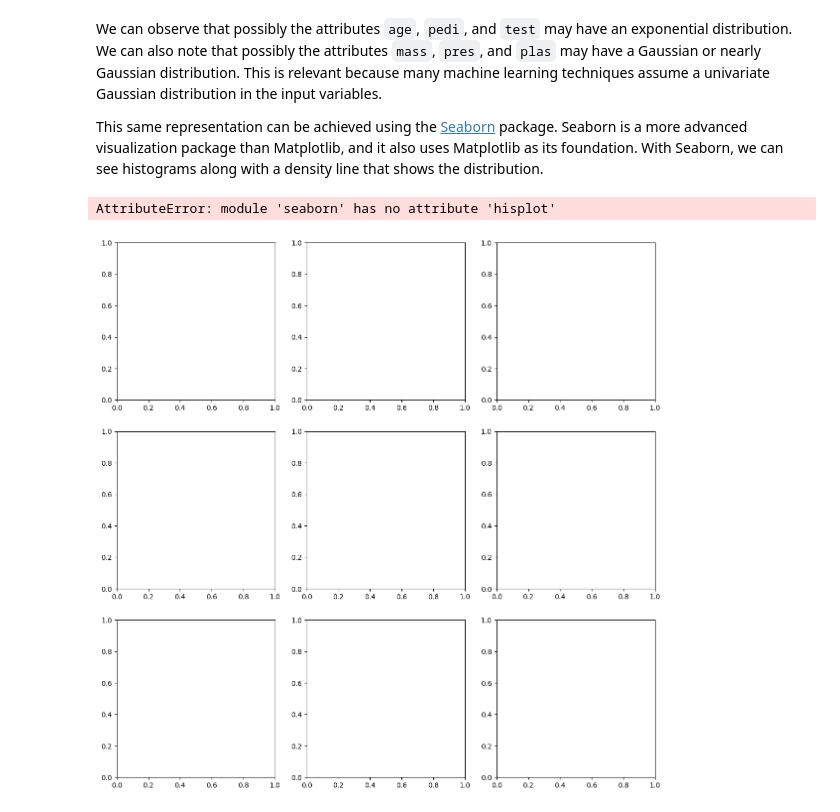
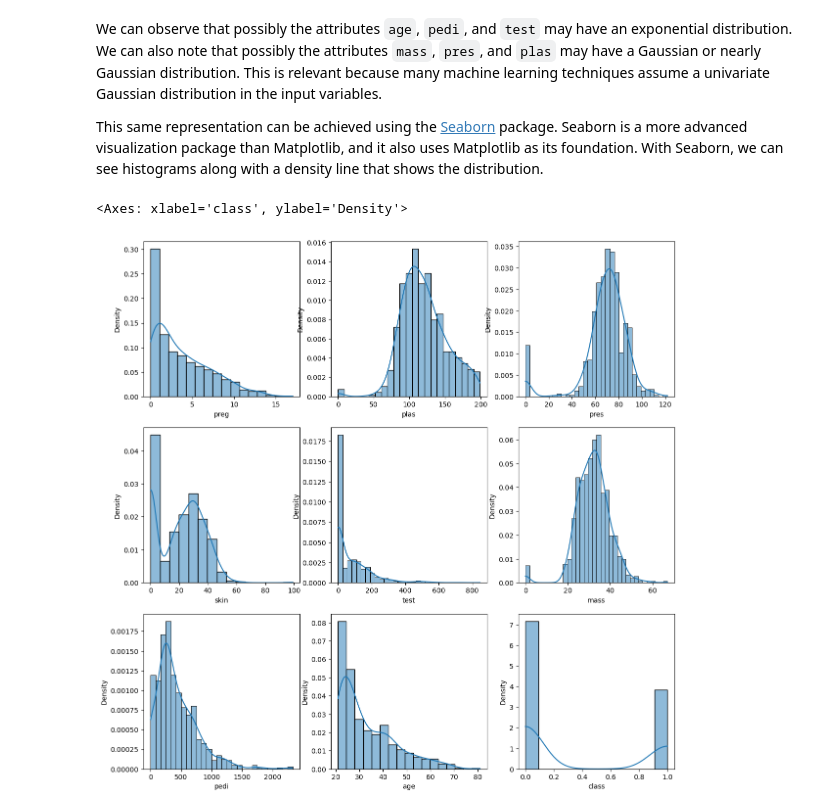
Before and after one commit to JonatanBadillo/Data-Science-with-Python, a Jupyter notebook: 2. Data Analysis/2.3. Data Visualization.ipynb, the cells around one changed output. Saved outputs shown, nothing was run; the diff lists cells and outputs as text; code cells hidden in the pictures.

Commit message:
seaborn histploy

```diff
--- a/2. Data Analysis/2.3. Data Visualization.ipynb
+++ b/2. Data Analysis/2.3. Data Visualization.ipynb
@@ -72,22 +72,22 @@ We can observe that possibly the attributes `age`, `pedi`, and `test` may have a
 
 This same representation can be achieved using the [Seaborn](https://seaborn.pydata.org/tutorial/distributions.html) package. Seaborn is a more advanced visualization package than Matplotlib, and it also uses Matplotlib as its foundation. With Seaborn, we can see histograms along with a density line that shows the distribution.
 # %%
-# Set up inline plotting
 %matplotlib inline
+# Univariate Histograms
+import matplotlib.pyplot as plt
+import seaborn as sns
 
-# Create a 3x3 grid of subplots with a specified size
-f, axes = plt.subplots(3, 3, figsize=(14, 14))
+f, ax = plt.subplots(3, 3, figsize=(14,14))
 
-# Plot univariate histograms for each column in the 'data' DataFrame using displot
-sns.hisplot(data["preg"], ax=axes[0, 0])
-sns.hisplot(data["plas"], ax=axes[0, 1])
-sns.hisplot(data["pres"], ax=axes[0, 2])
-sns.hisplot(data["skin"], ax=axes[1, 0])
-sns.hisplot(data["test"], ax=axes[1, 1])
-sns.hisplot(data["mass"], ax=axes[1, 2])
-sns.hisplot(data["pedi"], ax=axes[2, 0])
-sns.hisplot(data["age"], ax=axes[2, 1])
-sns.hisplot(data["class"], ax=axes[2, 2])
+sns.histplot(data["preg"], ax=ax[0, 0], kde=True, stat="density")
+sns.histplot(data["plas"], ax=ax[0, 1], kde=True, stat="density")
+sns.histplot(data["pres"], ax=ax[0, 2], kde=True, stat="density")
+sns.histplot(data["skin"], ax=ax[1, 0], kde=True, stat="density")
+sns.histplot(data["test"], ax=ax[1, 1], kde=True, stat="density")
+sns.histplot(data["mass"], ax=ax[1, 2], kde=True, stat="density")
+sns.histplot(data["pedi"], ax=ax[2, 0], kde=True, stat="density")
+sns.histplot(data["age"], ax=ax[2, 1], kde=True, stat="density")
+sns.histplot(data["class"], ax=ax[2, 2], kde=True, stat="density")
 # %% [output]
-AttributeError: module 'seaborn' has no attribute 'hisplot'
+<Axes: xlabel='class', ylabel='Density'>
-[figure, old version]
+[figure, new version]
```
